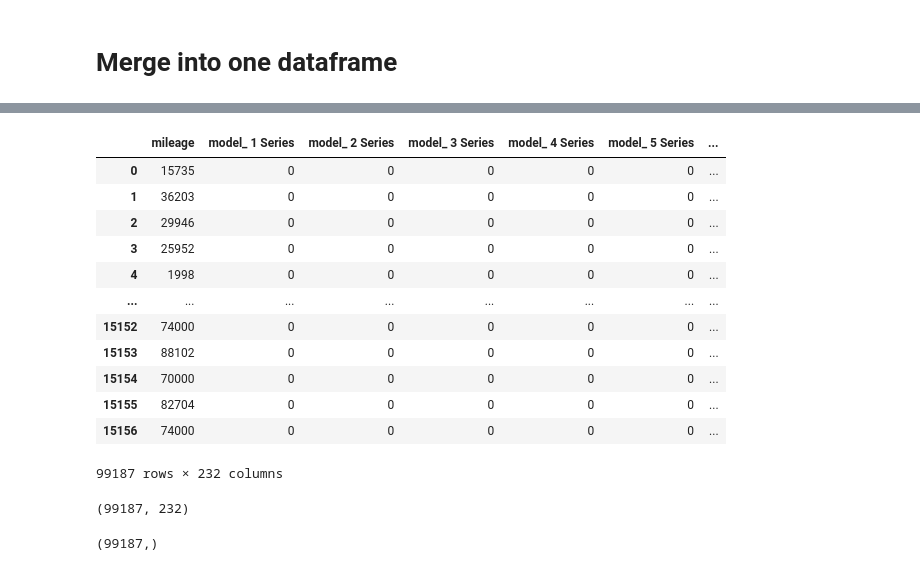
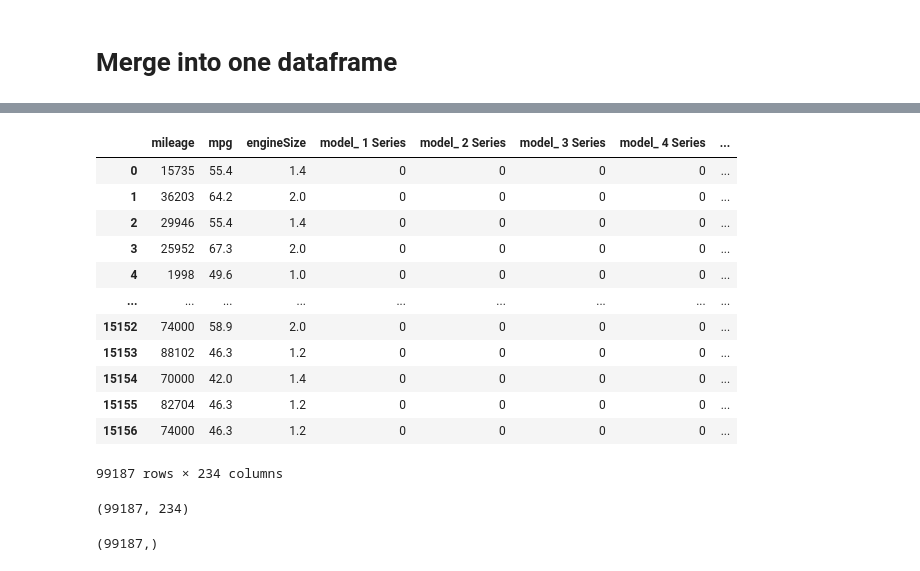
Before and after one commit to mcabrera101/classProject, a Jupyter notebook: CarPrice.ipynb, the cells around one changed output, grey strips where cells are left out. Cells and saved outputs as stored; diff of their text form; code cells hidden in the pictures.

```diff
--- a/CarPrice.ipynb
+++ b/CarPrice.ipynb
@@ -73,39 +52,39 @@ cars
 # %%
 cars['category'] = ' '
 for i in range(0,len(cars)):
     if cars['price'].values[i] < 10000:
         cars['category'].values[i] = 'low-end'
     elif cars['price'].values[i] > 10000 & cars['price'].values[i] < 25000:
         cars['category'].values[i] = 'mid-end'
     else:
         cars['category'].values[i] = 'low-end'
 
 cars['category'].astype('category')
 cars_x = cars.drop('price', inplace = False, axis=1)
-cars_x = cars_x.drop(['tax', 'mpg','engineSize','category'], inplace = False, axis=1)
+cars_x = cars_x.drop(['tax','category'], inplace = False, axis=1)
 
 cars_y = cars['price']
 cars_y2 = cars['category']
 cars_x = pd.get_dummies(cars_x)
 cars_x
 # %% [output]
-|  | mileage | model_ 1 Series | model_ 2 Series | model_ 3 Series | model_ 4 Series | model_ 5 Series | ... |
-| 0 | 15735 | 0 | 0 | 0 | 0 | 0 | ... |
-| 1 | 36203 | 0 | 0 | 0 | 0 | 0 | ... |
-| 2 | 29946 | 0 | 0 | 0 | 0 | 0 | ... |
-| 3 | 25952 | 0 | 0 | 0 | 0 | 0 | ... |
-| 4 | 1998 | 0 | 0 | 0 | 0 | 0 | ... |
-| ... | ... | ... | ... | ... | ... | ... | ... |
-| 15152 | 74000 | 0 | 0 | 0 | 0 | 0 | ... |
-| 15153 | 88102 | 0 | 0 | 0 | 0 | 0 | ... |
-| 15154 | 70000 | 0 | 0 | 0 | 0 | 0 | ... |
-| 15155 | 82704 | 0 | 0 | 0 | 0 | 0 | ... |
-| 15156 | 74000 | 0 | 0 | 0 | 0 | 0 | ... |
+|  | mileage | mpg | engineSize | model_ 1 Series | model_ 2 Series | model_ 3 Series | model_ 4 Series | ... |
+| 0 | 15735 | 55.4 | 1.4 | 0 | 0 | 0 | 0 | ... |
+| 1 | 36203 | 64.2 | 2.0 | 0 | 0 | 0 | 0 | ... |
+| 2 | 29946 | 55.4 | 1.4 | 0 | 0 | 0 | 0 | ... |
+| 3 | 25952 | 67.3 | 2.0 | 0 | 0 | 0 | 0 | ... |
+| 4 | 1998 | 49.6 | 1.0 | 0 | 0 | 0 | 0 | ... |
+| ... | ... | ... | ... | ... | ... | ... | ... | ... |
+| 15152 | 74000 | 58.9 | 2.0 | 0 | 0 | 0 | 0 | ... |
+| 15153 | 88102 | 46.3 | 1.2 | 0 | 0 | 0 | 0 | ... |
+| 15154 | 70000 | 42.0 | 1.4 | 0 | 0 | 0 | 0 | ... |
+| 15155 | 82704 | 46.3 | 1.2 | 0 | 0 | 0 | 0 | ... |
+| 15156 | 74000 | 46.3 | 1.2 | 0 | 0 | 0 | 0 | ... |
-99187 rows × 232 columns
+99187 rows × 234 columns
 # %%
 cars_x.shape
 # %% [output]
-(99187, 232)
+(99187, 234)
 # %%
 cars_y.shape
 # %% [output]
```
Also changed, not shown: parts of 16 cells of this notebook, 1 other file.
